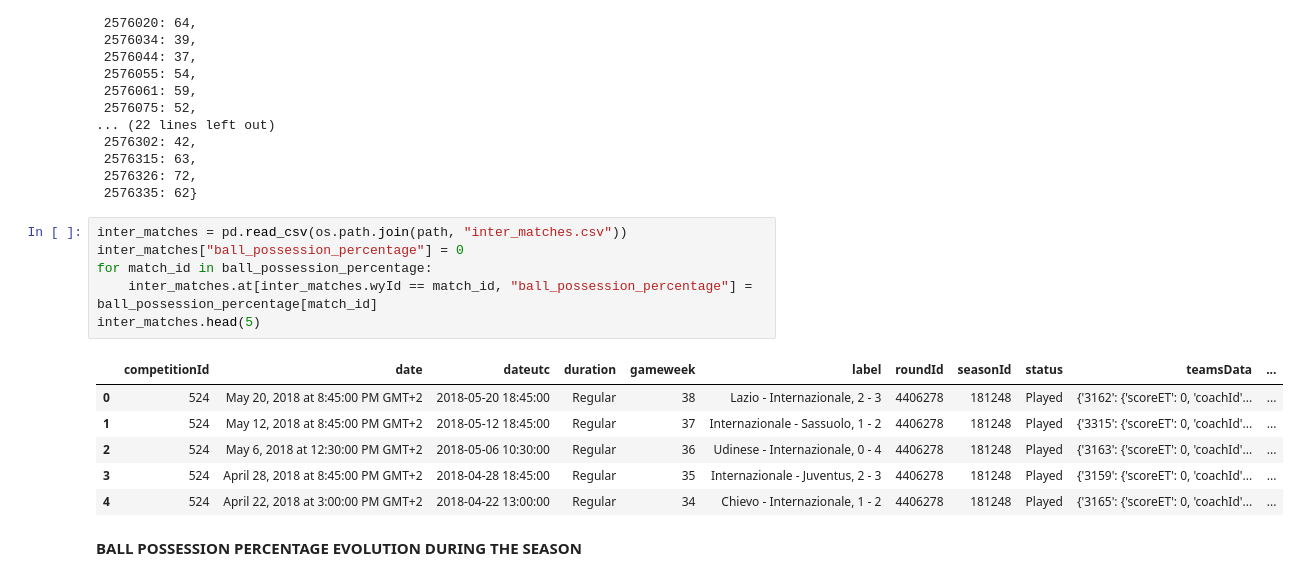
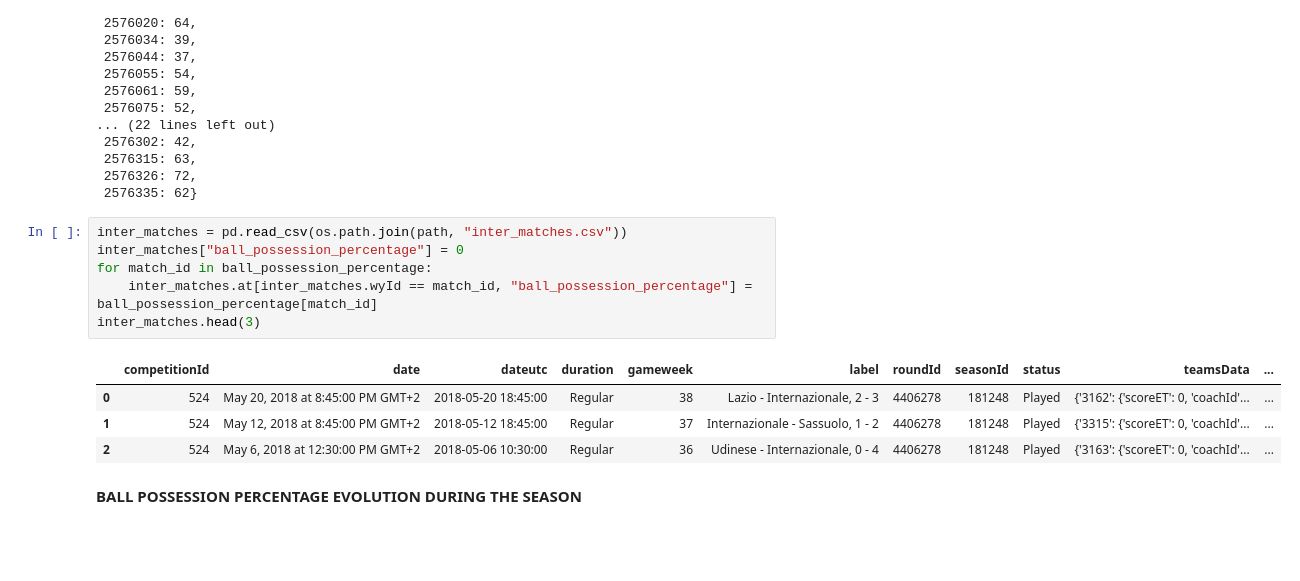
Before and after one commit to maurosamarelli/Inter_2017_2018, a Jupyter notebook: 06 ball_possession_analysis.ipynb, the cells around one changed output. Drawn from its saved outputs; the diff is of its cells as text; blank space fills up the shorter version.

```diff
--- a/06 ball_possession_analysis.ipynb
+++ b/06 ball_possession_analysis.ipynb
@@ -165,16 +165,14 @@ ball_possession_percentage
 # %%
 inter_matches = pd.read_csv(os.path.join(path, "inter_matches.csv"))
 inter_matches["ball_possession_percentage"] = 0
 for match_id in ball_possession_percentage:
     inter_matches.at[inter_matches.wyId == match_id, "ball_possession_percentage"] = ball_possession_percentage[match_id]
-inter_matches.head(5)
+inter_matches.head(3)
 # %% [output]
 |  | competitionId | date | dateutc | duration | gameweek | label | roundId | seasonId | status | teamsData | ... |
 | 0 | 524 | May 20, 2018 at 8:45:00 PM GMT+2 | 2018-05-20 18:45:00 | Regular | 38 | Lazio - Internazionale, 2 - 3 | 4406278 | 181248 | Played | {'3162': {'scoreET': 0, 'coachId'... | ... |
 | 1 | 524 | May 12, 2018 at 8:45:00 PM GMT+2 | 2018-05-12 18:45:00 | Regular | 37 | Internazionale - Sassuolo, 1 - 2 | 4406278 | 181248 | Played | {'3315': {'scoreET': 0, 'coachId'... | ... |
 | 2 | 524 | May 6, 2018 at 12:30:00 PM GMT+2 | 2018-05-06 10:30:00 | Regular | 36 | Udinese - Internazionale, 0 - 4 | 4406278 | 181248 | Played | {'3163': {'scoreET': 0, 'coachId'... | ... |
-| 3 | 524 | April 28, 2018 at 8:45:00 PM GMT+2 | 2018-04-28 18:45:00 | Regular | 35 | Internazionale - Juventus, 2 - 3 | 4406278 | 181248 | Played | {'3159': {'scoreET': 0, 'coachId'... | ... |
-| 4 | 524 | April 22, 2018 at 3:00:00 PM GMT+2 | 2018-04-22 13:00:00 | Regular | 34 | Chievo - Internazionale, 1 - 2 | 4406278 | 181248 | Played | {'3165': {'scoreET': 0, 'coachId'... | ... |
 # %% [markdown]
 **BALL POSSESSION PERCENTAGE EVOLUTION DURING THE SEASON**
 # %%
```
Also changed, not shown: parts of 10 cells of this notebook.
